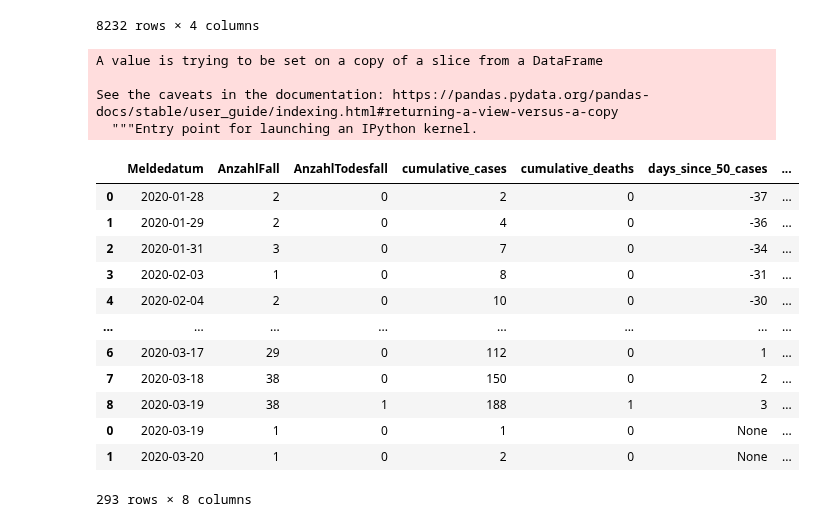
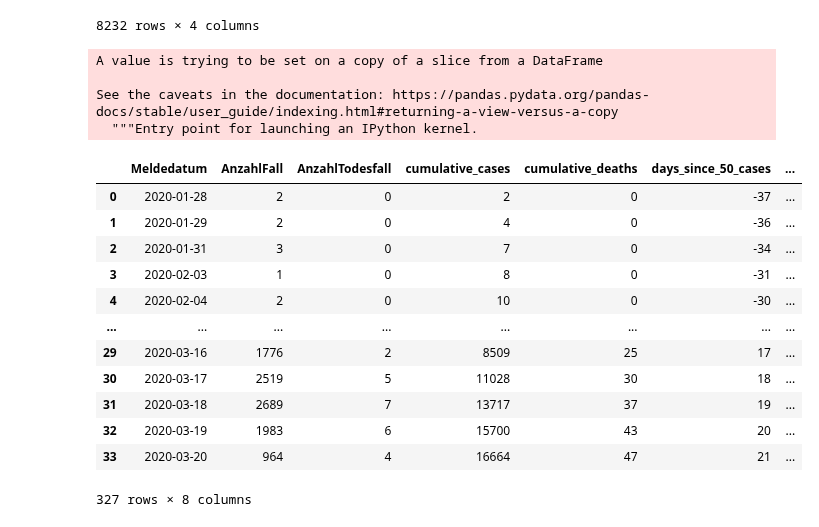
Before and after one commit to debsankha/covid-19, a Jupyter notebook: germany_stuff.ipynb, the cells around one changed output. Drawn from its saved outputs; the diff is of its cells as text; code cells hidden in the pictures.

```diff
--- a/germany_stuff.ipynb
+++ b/germany_stuff.ipynb
@@ -432,8 +453,11 @@ See the caveats in the documentation: https://pandas.pydata.org/pandas-docs/stab
 narrow_df.sort_values(by='Meldedatum', inplace=True)
 cumsum_dfs = []
 
-for bundesland in narrow_df['Bundesland'].unique():
-    sel = narrow_df[narrow_df['Bundesland']==bundesland]
+for bundesland in list(narrow_df['Bundesland'].unique())+['Germany']:
+    if bundesland == 'Germany':
+        sel = narrow_df
+    else:
+        sel = narrow_df[narrow_df['Bundesland']==bundesland]
     sel = sel[['Meldedatum','AnzahlFall', 'AnzahlTodesfall']].groupby('Meldedatum').agg('sum')
     sel = sel.sort_values(by='Meldedatum')
     sel['cumulative_cases'] = sel['AnzahlFall'].cumsum()
@@ -441,36 +465,36 @@ for bundesland in narrow_df['Bundesland'].unique():
 
     if len(sel[sel['cumulative_cases'] > 50]) > 0:
         first_case_date = sel[sel['cumulative_cases'] > 50].iloc[0].name
         sel['days_since_50_cases'] = (sel.index - first_case_date)/pd.Timedelta(days=1)
     else:
         sel['days_since_50_cases'] = None
 
     if len(sel[sel['cumulative_deaths'] > 0]) > 0:
         first_death_date = sel[sel['cumulative_deaths'] > 0].iloc[0].name
         sel['days_since_first_death'] = (sel.index - first_death_date)/pd.Timedelta(days=1)
     else:
         sel['days_since_first_death'] = None
     sel['Bundesland'] = bundesland
 
     cumsum_dfs.append(sel.reset_index())
 
 all_cum_df = pd.concat(cumsum_dfs)
 all_cum_df
 # %% [output]
 A value is trying to be set on a copy of a slice from a DataFrame
 
 See the caveats in the documentation: https://pandas.pydata.org/pandas-docs/stable/user_guide/indexing.html#returning-a-view-versus-a-copy
   """Entry point for launching an IPython kernel.
 |  | Meldedatum | AnzahlFall | AnzahlTodesfall | cumulative_cases | cumulative_deaths | days_since_50_cases | ... |
 | 0 | 2020-01-28 | 2 | 0 | 2 | 0 | -37 | ... |
 | 1 | 2020-01-29 | 2 | 0 | 4 | 0 | -36 | ... |
 | 2 | 2020-01-31 | 3 | 0 | 7 | 0 | -34 | ... |
 | 3 | 2020-02-03 | 1 | 0 | 8 | 0 | -31 | ... |
 | 4 | 2020-02-04 | 2 | 0 | 10 | 0 | -30 | ... |
 | ... | ... | ... | ... | ... | ... | ... | ... |
-| 6 | 2020-03-17 | 29 | 0 | 112 | 0 | 1 | ... |
-| 7 | 2020-03-18 | 38 | 0 | 150 | 0 | 2 | ... |
-| 8 | 2020-03-19 | 38 | 1 | 188 | 1 | 3 | ... |
-| 0 | 2020-03-19 | 1 | 0 | 1 | 0 | None | ... |
-| 1 | 2020-03-20 | 1 | 0 | 2 | 0 | None | ... |
+| 29 | 2020-03-16 | 1776 | 2 | 8509 | 25 | 17 | ... |
+| 30 | 2020-03-17 | 2519 | 5 | 11028 | 30 | 18 | ... |
+| 31 | 2020-03-18 | 2689 | 7 | 13717 | 37 | 19 | ... |
+| 32 | 2020-03-19 | 1983 | 6 | 15700 | 43 | 20 | ... |
+| 33 | 2020-03-20 | 964 | 4 | 16664 | 47 | 21 | ... |
-293 rows × 8 columns
+327 rows × 8 columns
```
Also changed, not shown: parts of 13 cells of this notebook, 2 other files.
